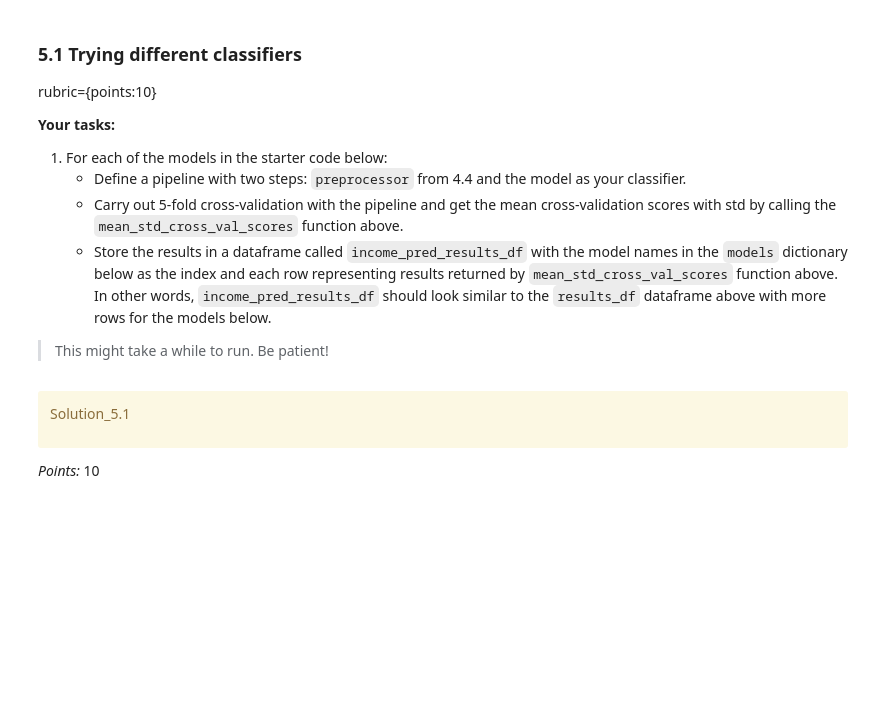
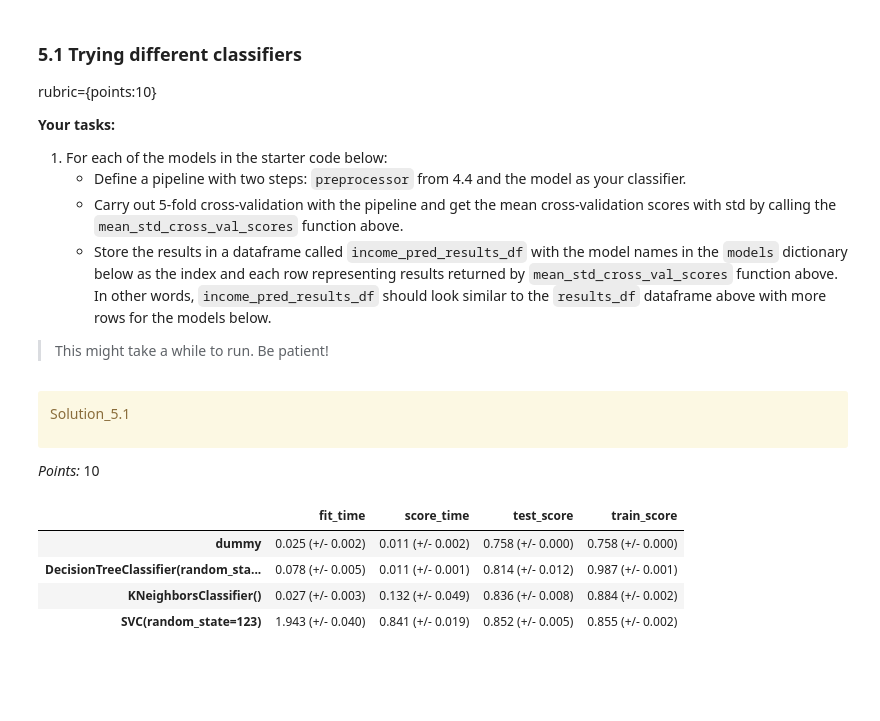
Before and after one commit to UBC-CS/cpsc330-2023s, a Jupyter notebook: hw/hw3/hw3.ipynb, the cells around one changed output. Drawn from its saved outputs; the diff is of its cells as text; code cells hidden in the pictures; blank space fills up the shorter version.

```diff
--- a/hw/hw3/hw3.ipynb
+++ b/hw/hw3/hw3.ipynb
@@ -395,2 +457,4 @@ binary_transformer = None
+# %%
+binary_transformer = OneHotEncoder(drop="if_binary", dtype=int)
 # %%
 grader.check("q4.2")
@@ -542,3 +613,16 @@ income_pred_results_df = None
+# %%
+income_pred_results_df = None
+for model in models:
+    pipe = make_pipeline(preprocessor, models[model])
+    results_dict[models[model]] = mean_std_cross_val_scores(pipe, X_train, y_train, cv=5, return_train_score=True)
+income_pred_results_df = pd.DataFrame(results_dict).T
+income_pred_results_df
+# %% [output]
+|  | fit_time | score_time | test_score | train_score |
+| dummy | 0.025 (+/- 0.002) | 0.011 (+/- 0.002) | 0.758 (+/- 0.000) | 0.758 (+/- 0.000) |
+| DecisionTreeClassifier(random_sta... | 0.078 (+/- 0.005) | 0.011 (+/- 0.001) | 0.814 (+/- 0.012) | 0.987 (+/- 0.001) |
+| KNeighborsClassifier() | 0.027 (+/- 0.003) | 0.132 (+/- 0.049) | 0.836 (+/- 0.008) | 0.884 (+/- 0.002) |
+| SVC(random_state=123) | 1.943 (+/- 0.040) | 0.841 (+/- 0.019) | 0.852 (+/- 0.005) | 0.855 (+/- 0.002) |
 # %% [markdown]
 <!-- END QUESTION -->
 
```
Also changed, not shown: parts of 66 cells of this notebook.
